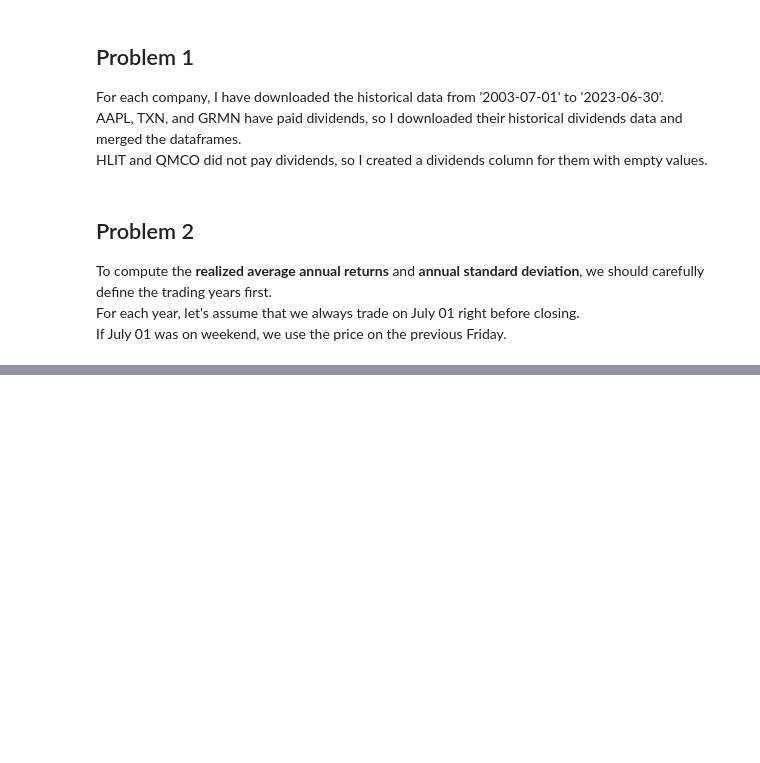
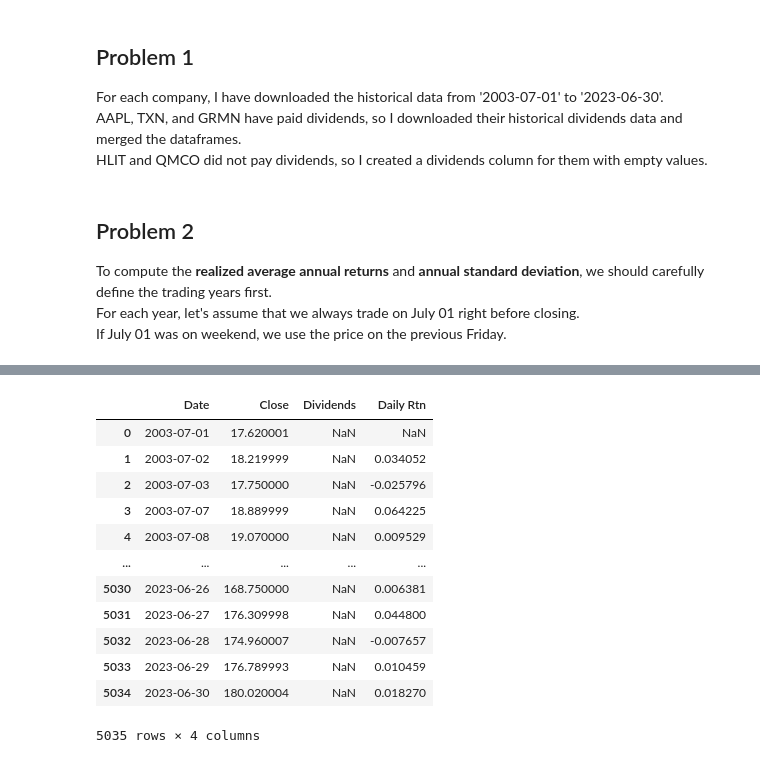
Before and after one commit to HYChangTAMU/Projects, a Jupyter notebook: Assignment1/Project1.ipynb, the cells around one changed output, grey strips where cells are left out. Drawn from its saved outputs; the diff is of its cells as text; code cells hidden in the pictures; blank space fills up the shorter version.

```diff
--- a/Assignment1/Project1.ipynb
+++ b/Assignment1/Project1.ipynb
@@ -244,0 +266,16 @@ qmco_day = daily_data(qmco)
+# %%
+txn_day
+# %% [output]
+|  | Date | Close | Dividends | Daily Rtn |
+| 0 | 2003-07-01 | 17.620001 | NaN | NaN |
+| 1 | 2003-07-02 | 18.219999 | NaN | 0.034052 |
+| 2 | 2003-07-03 | 17.750000 | NaN | -0.025796 |
+| 3 | 2003-07-07 | 18.889999 | NaN | 0.064225 |
+| 4 | 2003-07-08 | 19.070000 | NaN | 0.009529 |
+| ... | ... | ... | ... | ... |
+| 5030 | 2023-06-26 | 168.750000 | NaN | 0.006381 |
+| 5031 | 2023-06-27 | 176.309998 | NaN | 0.044800 |
+| 5032 | 2023-06-28 | 174.960007 | NaN | -0.007657 |
+| 5033 | 2023-06-29 | 176.789993 | NaN | 0.010459 |
+| 5034 | 2023-06-30 | 180.020004 | NaN | 0.018270 |
+5035 rows × 4 columns
```
Also changed, not shown: parts of 28 cells of this notebook.
